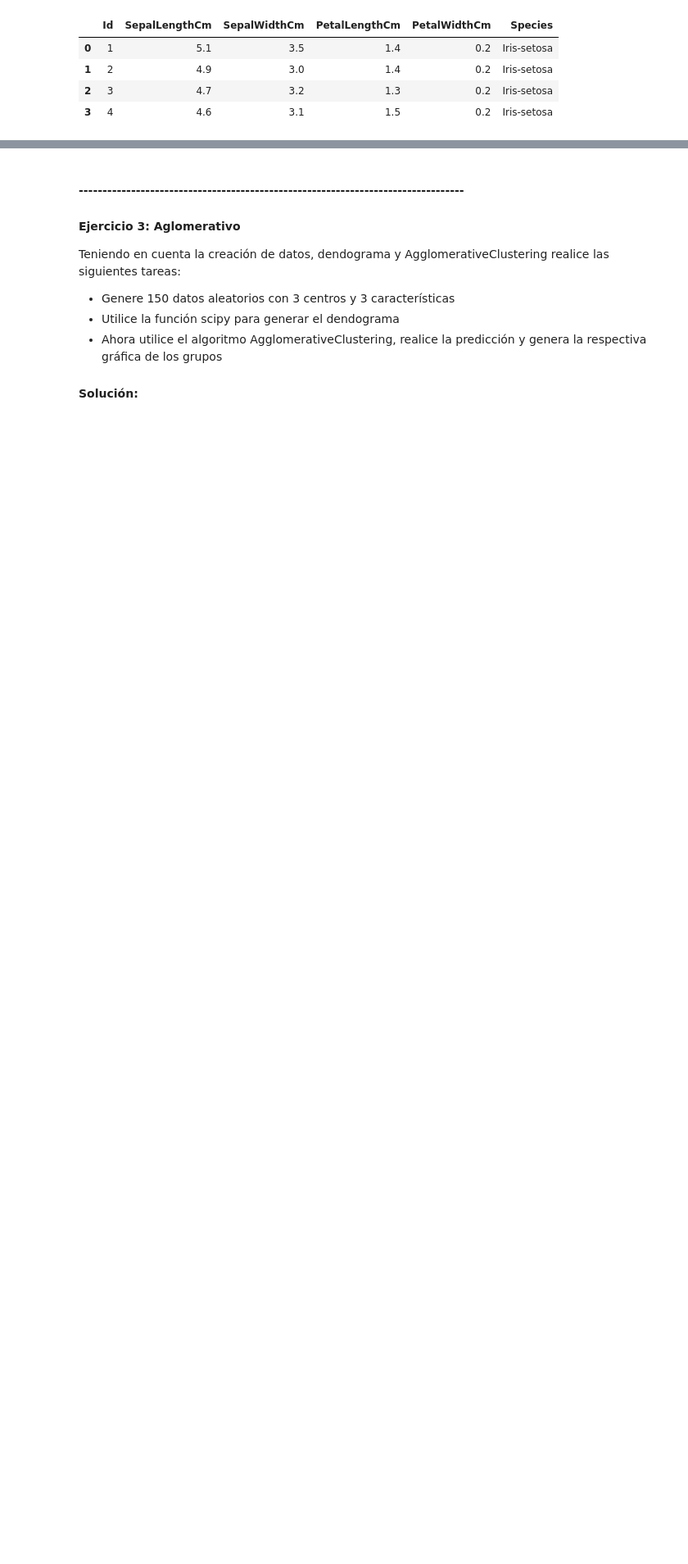
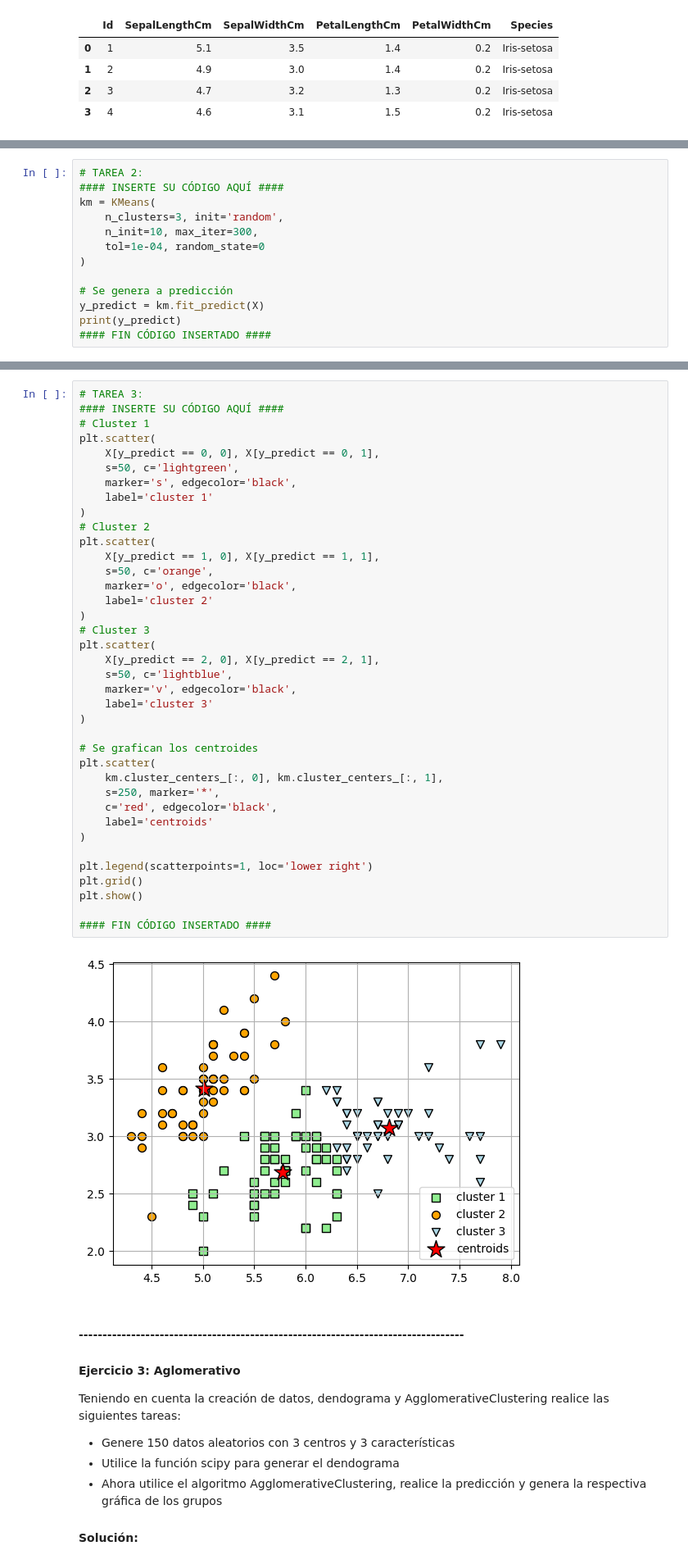
Before and after one commit to brayamrt/DiplomadoPython, a Jupyter notebook: section_06-Agglomerative/Part2/lab_students.ipynb, the cells around one changed output, grey strips where cells are left out. Shown at 82% size. Cells and saved outputs as stored; diff of their text form; blank space fills up the shorter version.

```diff
--- a/section_06-Agglomerative/Part2/lab_students.ipynb
+++ b/section_06-Agglomerative/Part2/lab_students.ipynb
@@ -155,0 +176,13 @@ data.head(4)
+# %%
+# TAREA 2:
+#### INSERTE SU CÓDIGO AQUÍ ####
+km = KMeans(
+    n_clusters=3, init='random',
+    n_init=10, max_iter=300,
+    tol=1e-04, random_state=0
+)
+
+# Se genera a predicción
+y_predict = km.fit_predict(X)
+print(y_predict)
+#### FIN CÓDIGO INSERTADO ####
@@ -156,3 +195,43 @@ data.head(4)
+# %%
+# TAREA 3:
+#### INSERTE SU CÓDIGO AQUÍ ####
+# Cluster 1
+plt.scatter(
+    X[y_predict == 0, 0], X[y_predict == 0, 1],
+    s=50, c='lightgreen',
+    marker='s', edgecolor='black',
+    label='cluster 1'
+)
+# Cluster 2
+plt.scatter(
+    X[y_predict == 1, 0], X[y_predict == 1, 1],
+    s=50, c='orange',
+    marker='o', edgecolor='black',
+    label='cluster 2'
+)
+# Cluster 3
+plt.scatter(
+    X[y_predict == 2, 0], X[y_predict == 2, 1],
+    s=50, c='lightblue',
+    marker='v', edgecolor='black',
+    label='cluster 3'
+)
+
+# Se grafican los centroides
+plt.scatter(
+    km.cluster_centers_[:, 0], km.cluster_centers_[:, 1],
+    s=250, marker='*',
+    c='red', edgecolor='black',
+    label='centroids'
+)
+
+plt.legend(scatterpoints=1, loc='lower right')
+plt.grid()
+plt.show()
+
+#### FIN CÓDIGO INSERTADO ####
+# %% [output]
+[figure, added]
 # %% [markdown]
 #### ---------------------------------------------------------------------------------
 #### Ejercicio 3: Aglomerativo
```
Also changed, not shown: parts of 21 cells of this notebook, 1 other file.
